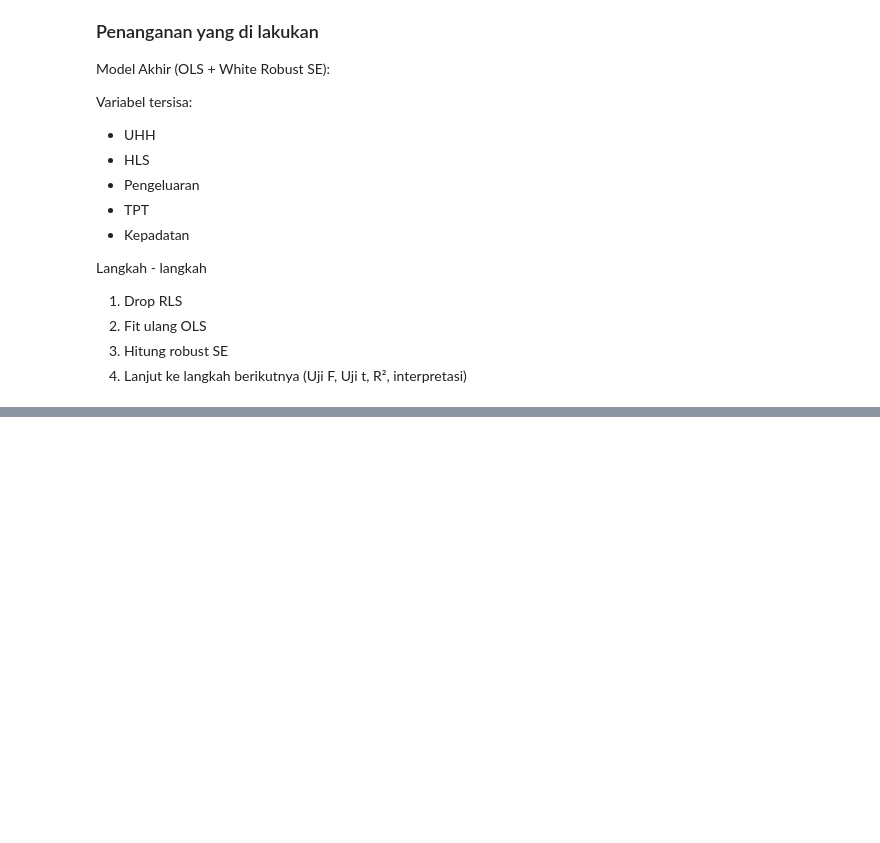
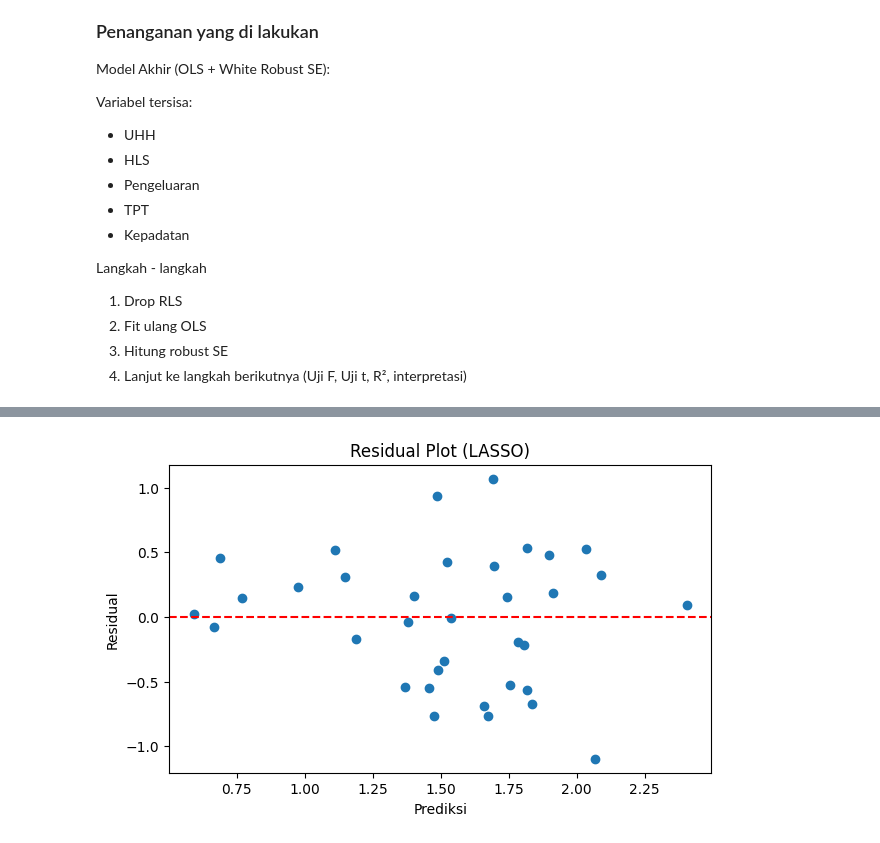
Before and after one commit to trishagarniss/projek-PDS-IPM, a Jupyter notebook: src/04_Modelling_dan_Interpretasi.ipynb, the cells around one changed output, grey strips where cells are left out. Drawn from its saved outputs; the diff is of its cells as text; code cells hidden in the pictures; blank space fills up the shorter version.

```diff
--- a/src/04_Modelling_dan_Interpretasi.ipynb
+++ b/src/04_Modelling_dan_Interpretasi.ipynb
@@ -91,0 +443,12 @@ df.head()
+# %%
+residuals = y_2024_actual - y_2024_pred
+
+plt.figure(figsize=(7,4))
+plt.scatter(y_2024_pred, residuals)
+plt.axhline(0, color='red', linestyle='--')
+plt.xlabel("Prediksi")
+plt.ylabel("Residual")
+plt.title("Residual Plot (LASSO)")
+plt.show()
+# %% [output]
+[figure, added]
```
Also changed, not shown: parts of 23 cells of this notebook.
